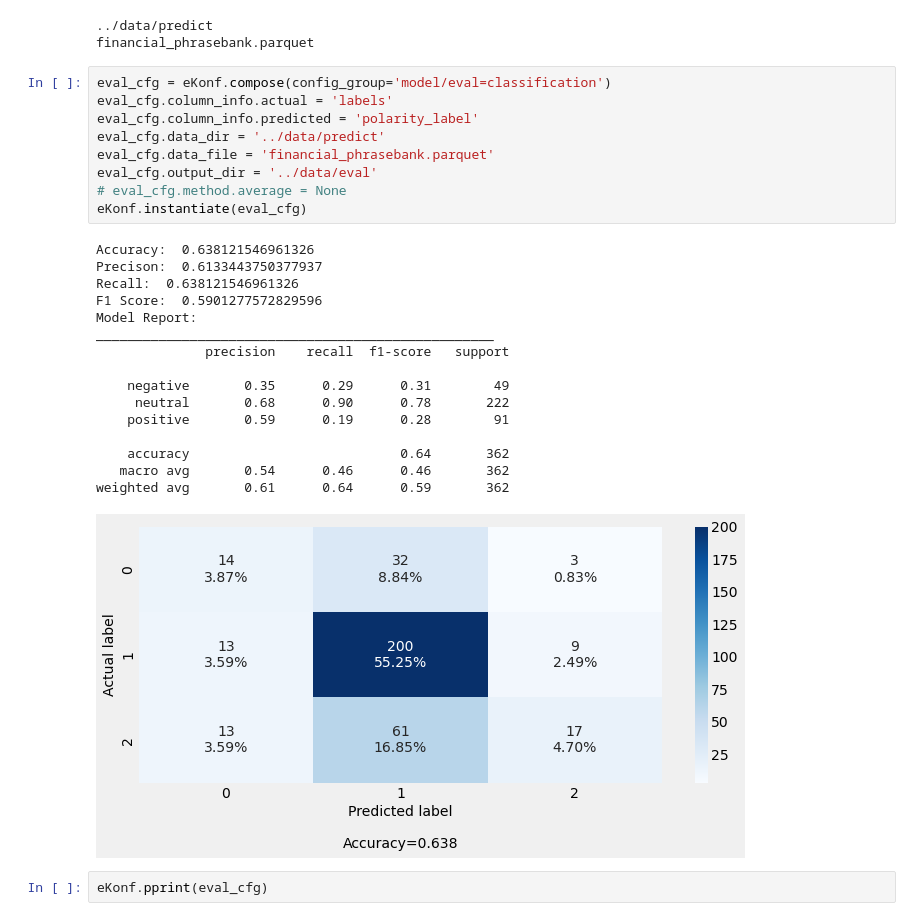
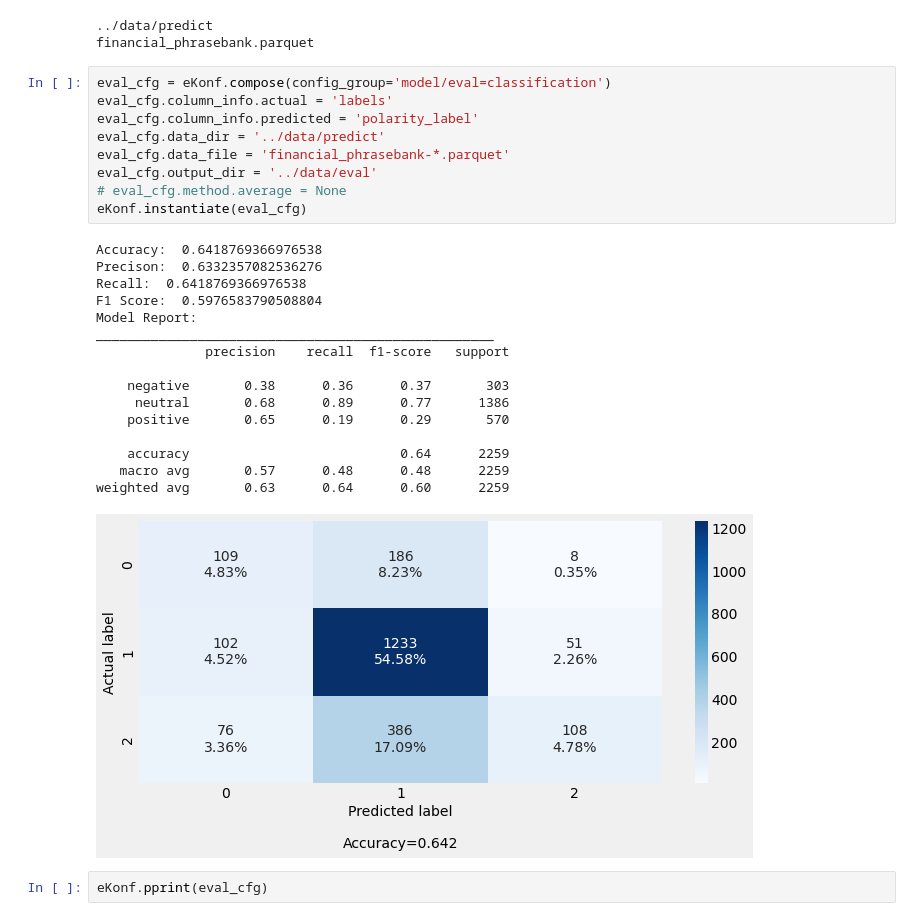
Before and after one commit to entelecheia/ekorpkit-config, a Jupyter notebook: notebooks/sentiment/financial_sentiment.ipynb, the cells around one changed output. Drawn from its saved outputs; the diff is of its cells as text.

```diff
--- a/notebooks/sentiment/financial_sentiment.ipynb
+++ b/notebooks/sentiment/financial_sentiment.ipynb
@@ -145,29 +135,29 @@ financial_phrasebank.parquet
 # %%
 eval_cfg = eKonf.compose(config_group='model/eval=classification')
 eval_cfg.column_info.actual = 'labels'
 eval_cfg.column_info.predicted = 'polarity_label'
 eval_cfg.data_dir = '../data/predict'
-eval_cfg.data_file = 'financial_phrasebank.parquet'
+eval_cfg.data_file = 'financial_phrasebank-*.parquet'
 eval_cfg.output_dir = '../data/eval'
 # eval_cfg.method.average = None
 eKonf.instantiate(eval_cfg)
 # %% [output]
-Accuracy:  0.638121546961326
-Precison:  0.6133443750377937
-Recall:  0.638121546961326
-F1 Score:  0.5901277572829596
+Accuracy:  0.6418769366976538
+Precison:  0.6332357082536276
+Recall:  0.6418769366976538
+F1 Score:  0.5976583790508804
 Model Report:
 ___________________________________________________
               precision    recall  f1-score   support
 
-    negative       0.35      0.29      0.31        49
-     neutral       0.68      0.90      0.78       222
-    positive       0.59      0.19      0.28        91
+    negative       0.38      0.36      0.37       303
+     neutral       0.68      0.89      0.77      1386
+    positive       0.65      0.19      0.29       570
 
-    accuracy                           0.64       362
-   macro avg       0.54      0.46      0.46       362
-weighted avg       0.61      0.64      0.59       362
+    accuracy                           0.64      2259
+   macro avg       0.57      0.48      0.48      2259
+weighted avg       0.63      0.64      0.60      2259
-[figure, old version]
+[figure, new version]
 # %%
 eKonf.pprint(eval_cfg)
 # %% [output]
```
Also changed, not shown: parts of 3 cells of this notebook.
